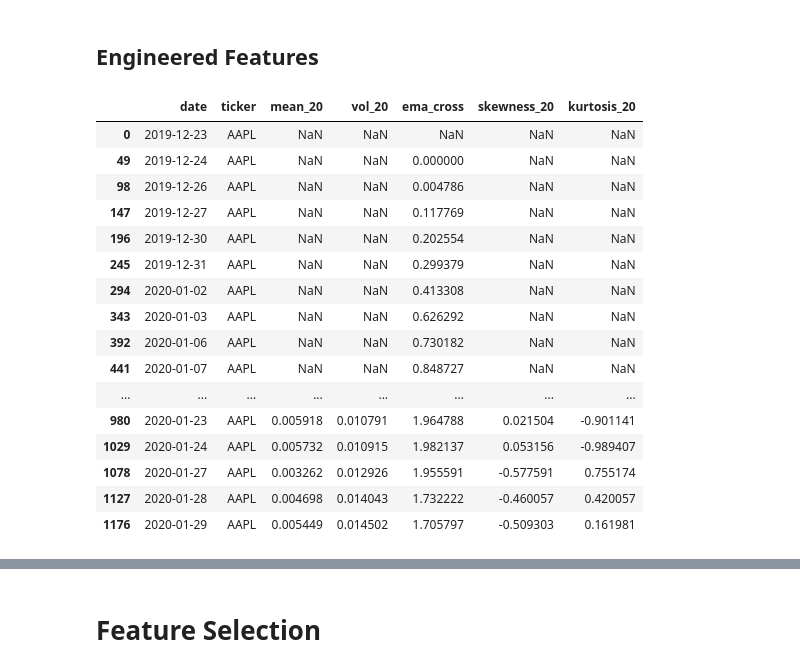
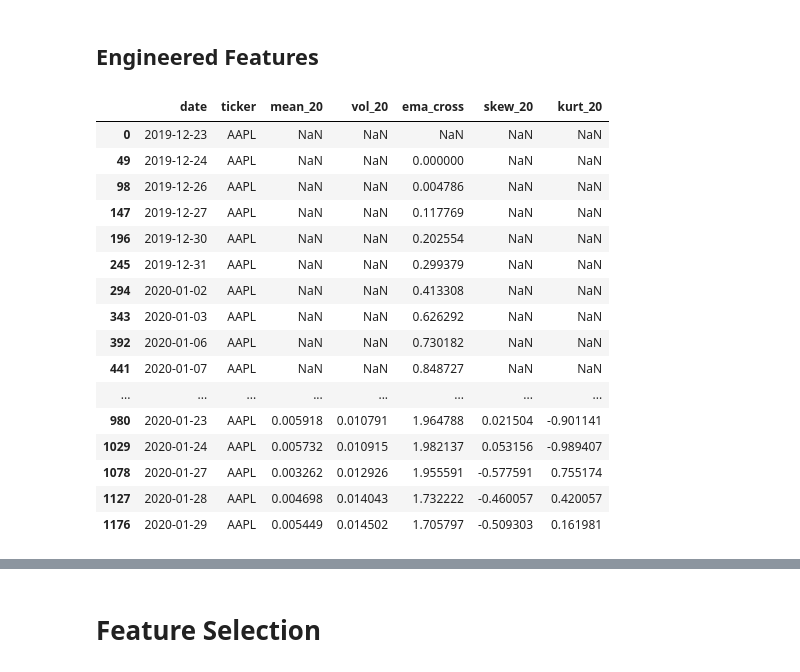
Before and after one commit to RipaltaOriol/ML-Stock-Predictor, a Jupyter notebook: logistic_regression.ipynb, the cells around one changed output, grey strips where cells are left out. Saved outputs shown, nothing was run; the diff lists cells and outputs as text; code cells hidden in the pictures.

```diff
--- a/logistic_regression.ipynb
+++ b/logistic_regression.ipynb
@@ -60,9 +66,10 @@ df[df['ticker'] == "AAPL"].tail()[['date', 'ticker', 'eps', 'profit_margin', 're
 ## Engineered Features
 # %%
 df = hf.create_engineered_features(df)
-df[df['ticker'] == "AAPL"].head(25)[['date', 'ticker', 'mean_20', 'vol_20', 'ema_cross', 'skewness_20', 'kurtosis_20']]
+
+df[df['ticker'] == "AAPL"].head(25)[['date', 'ticker', 'mean_20', 'vol_20', 'ema_cross', 'skew_20', 'kurt_20']]
 # %% [output]
-|  | date | ticker | mean_20 | vol_20 | ema_cross | skewness_20 | kurtosis_20 |
+|  | date | ticker | mean_20 | vol_20 | ema_cross | skew_20 | kurt_20 |
 | 0 | 2019-12-23 | AAPL | NaN | NaN | NaN | NaN | NaN |
 | 49 | 2019-12-24 | AAPL | NaN | NaN | 0.000000 | NaN | NaN |
 | 98 | 2019-12-26 | AAPL | NaN | NaN | 0.004786 | NaN | NaN |
```
Also changed, not shown: parts of 14 cells of this notebook.
